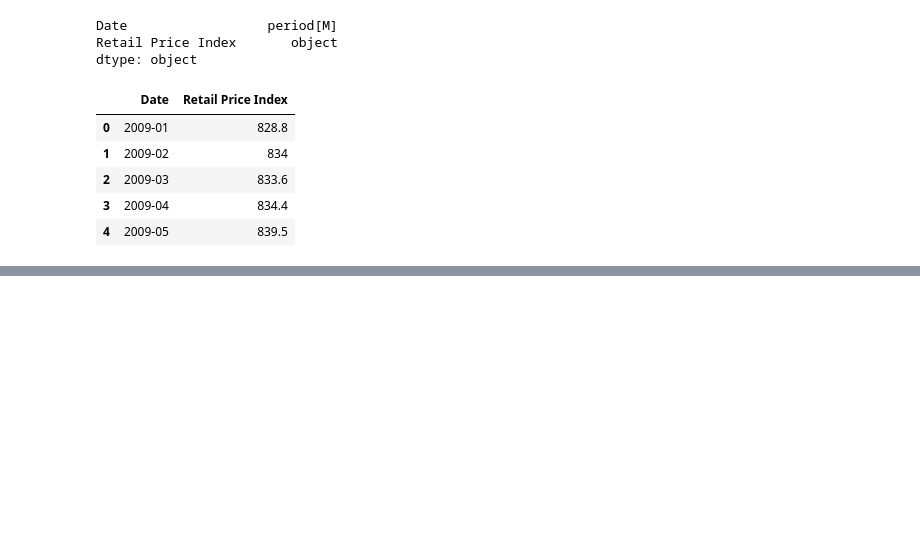
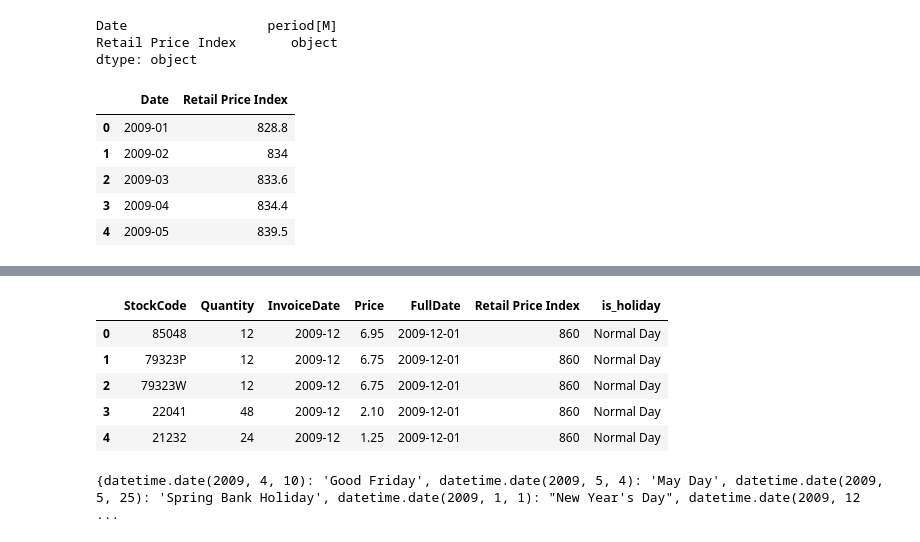
Before and after one commit to KaungSiThu-Sallius/SafePrice-Simulator, a Jupyter notebook: notebooks/1_data_cleaning.ipynb, the cells around one changed output, grey strips where cells are left out. Drawn from its saved outputs; the diff is of its cells as text; code cells hidden in the pictures; blank space fills up the shorter version.

```diff
--- a/notebooks/1_data_cleaning.ipynb
+++ b/notebooks/1_data_cleaning.ipynb
@@ -234,0 +240,39 @@ retail_df_final.tail()
+# %%
+uk_holidays = holidays.UnitedKingdom(years=[2009, 2010, 2011])
+
+black_friday_dates = [
+    pd.to_datetime('2009-11-27').date(),
+    pd.to_datetime('2010-11-26').date(),
+    pd.to_datetime('2011-11-25').date()
+]
+
+cyber_monday_dates = [
+    pd.to_datetime('2009-11-30').date(),
+    pd.to_datetime('2010-11-29').date(),
+    pd.to_datetime('2011-11-28').date()
+]
+
+def assign_event(date_val):
+    if date_val in black_friday_dates:
+        return 'Black Friday'
+    elif date_val in cyber_monday_dates:
+        return 'Cyber Monday'
+    elif date_val in uk_holidays:
+        return uk_holidays.get(date_val)
+    else:
+        return 'Normal Day'
+# %%
+retail_df_final['is_holiday'] = retail_df_final['FullDate'].map(lambda date: assign_event(date))
+# %%
+retail_df_final.head()
+# %% [output]
+|  | StockCode | Quantity | InvoiceDate | Price | FullDate | Retail Price Index | is_holiday |
+| 0 | 85048 | 12 | 2009-12 | 6.95 | 2009-12-01 | 860 | Normal Day |
+| 1 | 79323P | 12 | 2009-12 | 6.75 | 2009-12-01 | 860 | Normal Day |
+| 2 | 79323W | 12 | 2009-12 | 6.75 | 2009-12-01 | 860 | Normal Day |
+| 3 | 22041 | 48 | 2009-12 | 2.10 | 2009-12-01 | 860 | Normal Day |
+| 4 | 21232 | 24 | 2009-12 | 1.25 | 2009-12-01 | 860 | Normal Day |
+# %%
+uk_holidays
+# %% [output]
+{datetime.date(2009, 4, 10): 'Good Friday', datetime.date(2009, 5, 4): 'May Day', datetime.date(2009, 5, 25): 'Spring Bank Holiday', datetime.date(2009, 1, 1): "New Year's Day", datetime.date(2009, 12 ...
```
Also changed, not shown: parts of 7 cells of this notebook, 2 other files.
